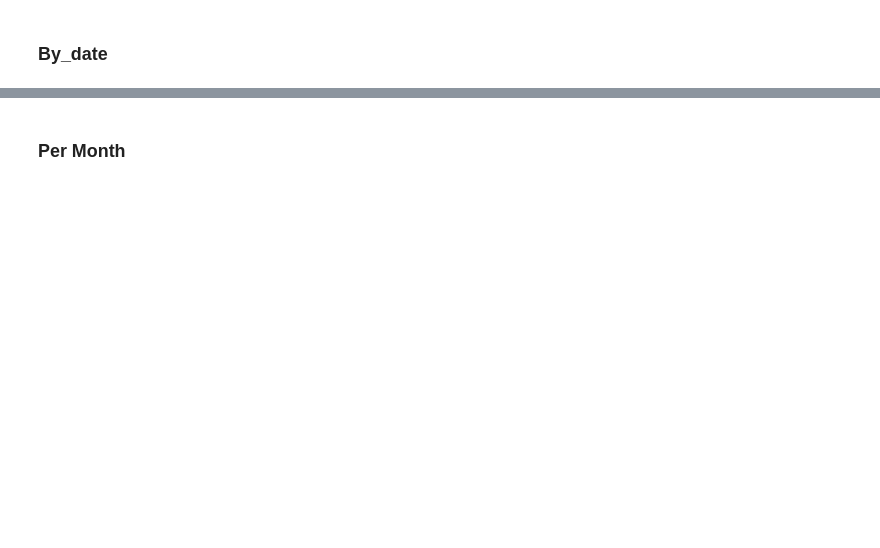
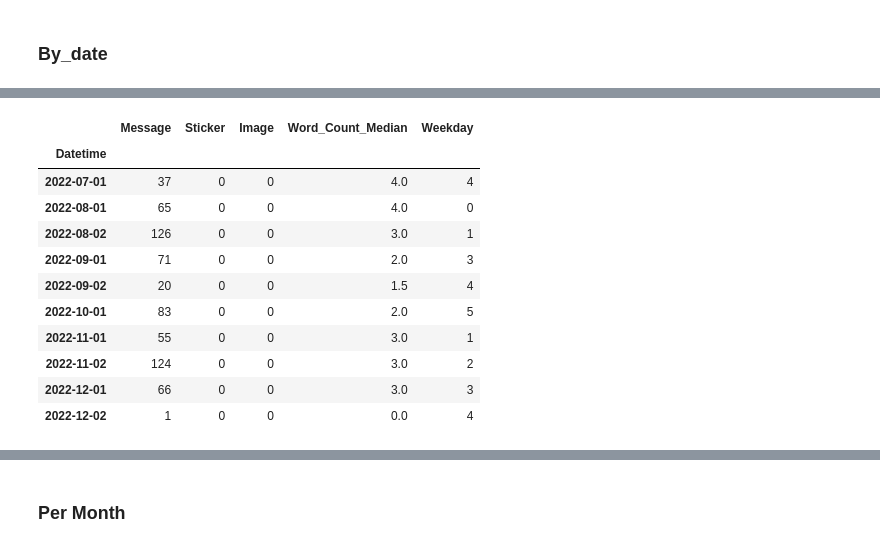
Before and after one commit to EdsonECM17/Whatsapp_Data_Analysis, a Jupyter notebook: code/whatsapp_analysis.ipynb, the cells around one changed output, grey strips where cells are left out. Cells and saved outputs as stored; diff of their text form; code cells hidden in the pictures; blank space fills up the shorter version.

```diff
--- a/code/whatsapp_analysis.ipynb
+++ b/code/whatsapp_analysis.ipynb
@@ -225,15 +326,29 @@ chat_df.tail(5)
 # %%
 messages_by_date = chat_df.groupby([chat_df['Datetime'].dt.date]).agg(
     Message = ("Message", "count"),
     Sticker = ("Sticker", "sum"),
     Image = ("Image", "sum"),
     Word_Count_Median = ("Word_Count", "median"),
     Weekday = ("Weekday","max")
 )
-messages_by_date.index = pd.to_datetime(messages_by_date.index)
+
+# messages_by_date.index = pd.to_datetime(messages_by_date.index, format = "%")
 # messages_by_date.index.rename("Date", inplace=True)
 # messages_by_date.reset_index(inplace=True)
-messages_by_date.head(10)
+messages_by_date.tail(10)
+# %% [output]
+|  | Message | Sticker | Image | Word_Count_Median | Weekday |
+| Datetime |  |  |  |  |  |
+| 2022-07-01 | 37 | 0 | 0 | 4.0 | 4 |
+| 2022-08-01 | 65 | 0 | 0 | 4.0 | 0 |
+| 2022-08-02 | 126 | 0 | 0 | 3.0 | 1 |
+| 2022-09-01 | 71 | 0 | 0 | 2.0 | 3 |
+| 2022-09-02 | 20 | 0 | 0 | 1.5 | 4 |
+| 2022-10-01 | 83 | 0 | 0 | 2.0 | 5 |
+| 2022-11-01 | 55 | 0 | 0 | 3.0 | 1 |
+| 2022-11-02 | 124 | 0 | 0 | 3.0 | 2 |
+| 2022-12-01 | 66 | 0 | 0 | 3.0 | 3 |
+| 2022-12-02 | 1 | 0 | 0 | 0.0 | 4 |
 # %%
 # Add Text Message Column
 messages_by_date["Text Message"] = messages_by_date["Message"]-messages_by_date["Sticker"]-messages_by_date["Image"]
```
Also changed, not shown: parts of 14 cells of this notebook, 1 other file.
